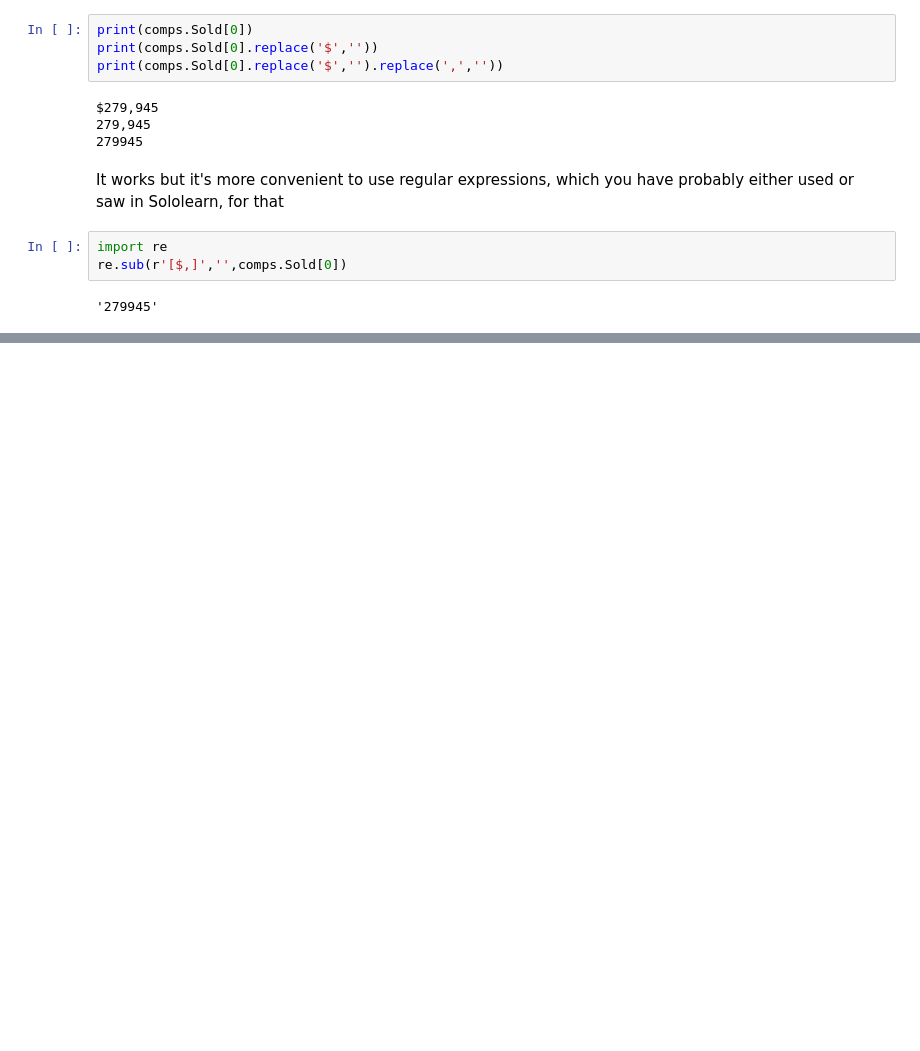
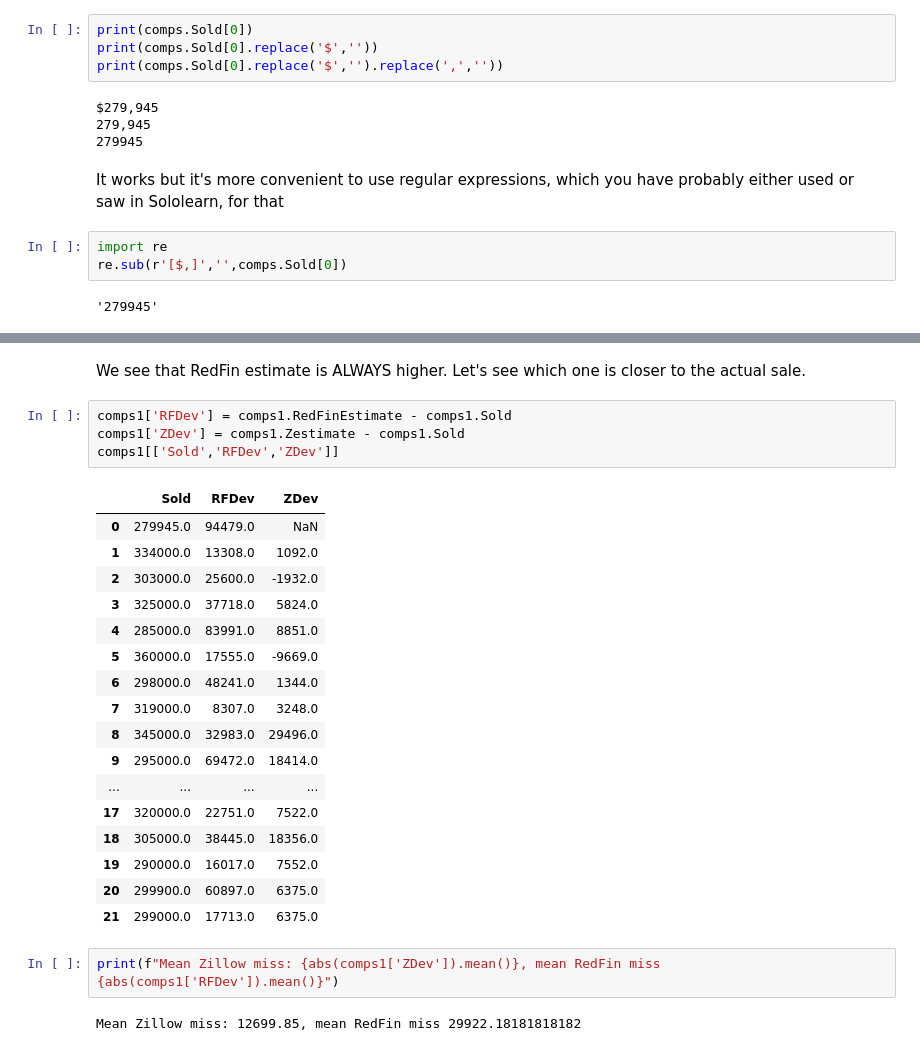
Before and after one commit to raudskjeggg/4t, a Jupyter notebook: CompSales.ipynb, the cells around one changed output, grey strips where cells are left out. Drawn from its saved outputs; the diff is of its cells as text; blank space fills up the shorter version.

```diff
--- a/CompSales.ipynb
+++ b/CompSales.ipynb
@@ -112,0 +227,28 @@ Now we need to apply this to each element of the column. Sometimes in python you
+# %% [markdown]
+We see that RedFin estimate is ALWAYS higher. Let's see which one is closer to the actual sale.
+# %%
+comps1['RFDev'] = comps1.RedFinEstimate - comps1.Sold
+comps1['ZDev'] = comps1.Zestimate - comps1.Sold
+comps1[['Sold','RFDev','ZDev']]
+# %% [output]
+|  | Sold | RFDev | ZDev |
+| 0 | 279945.0 | 94479.0 | NaN |
+| 1 | 334000.0 | 13308.0 | 1092.0 |
+| 2 | 303000.0 | 25600.0 | -1932.0 |
+| 3 | 325000.0 | 37718.0 | 5824.0 |
+| 4 | 285000.0 | 83991.0 | 8851.0 |
+| 5 | 360000.0 | 17555.0 | -9669.0 |
+| 6 | 298000.0 | 48241.0 | 1344.0 |
+| 7 | 319000.0 | 8307.0 | 3248.0 |
+| 8 | 345000.0 | 32983.0 | 29496.0 |
+| 9 | 295000.0 | 69472.0 | 18414.0 |
+| ... | ... | ... | ... |
+| 17 | 320000.0 | 22751.0 | 7522.0 |
+| 18 | 305000.0 | 38445.0 | 18356.0 |
+| 19 | 290000.0 | 16017.0 | 7552.0 |
+| 20 | 299900.0 | 60897.0 | 6375.0 |
+| 21 | 299000.0 | 17713.0 | 6375.0 |
+# %%
+print(f"Mean Zillow miss: {abs(comps1['ZDev']).mean()}, mean RedFin miss {abs(comps1['RFDev']).mean()}")
+# %% [output]
+Mean Zillow miss: 12699.85, mean RedFin miss 29922.18181818182
```
Also changed, not shown: parts of 16 cells of this notebook, 2 other files.
